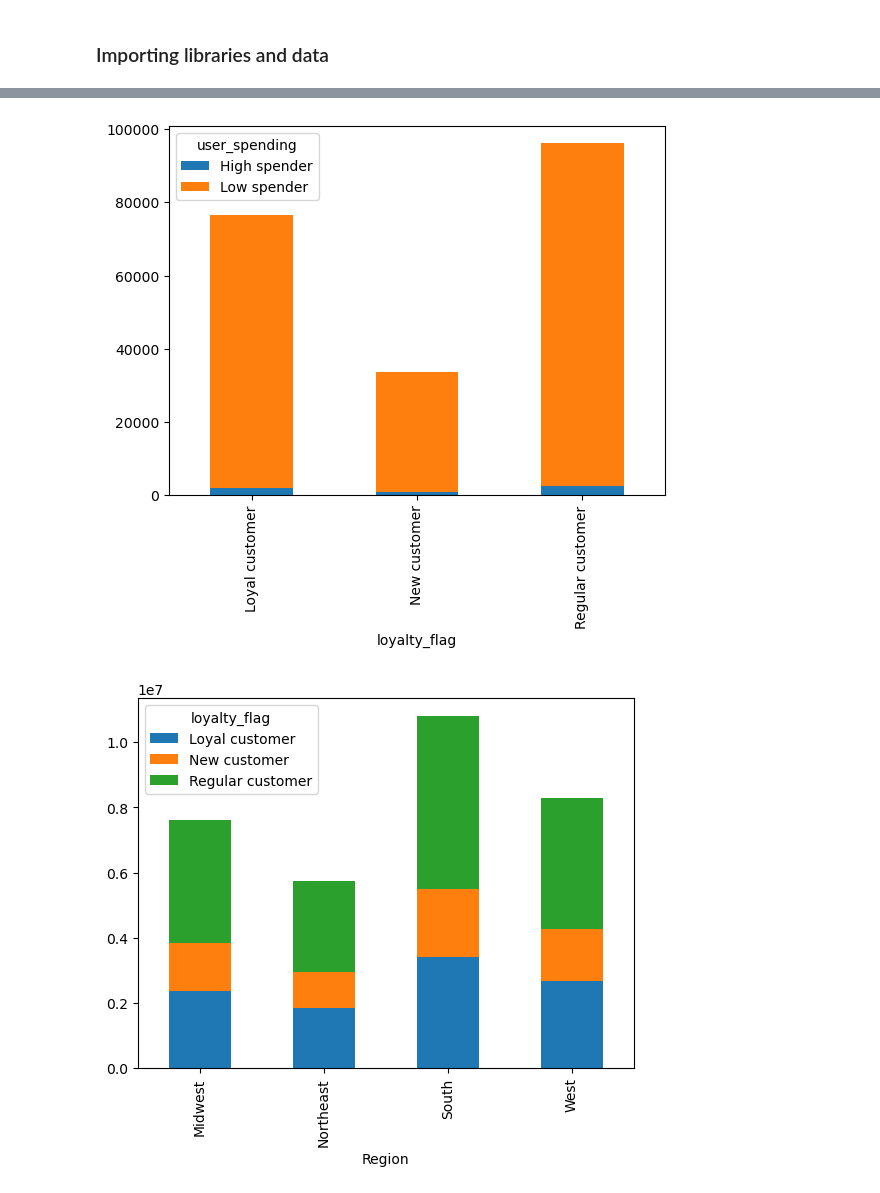
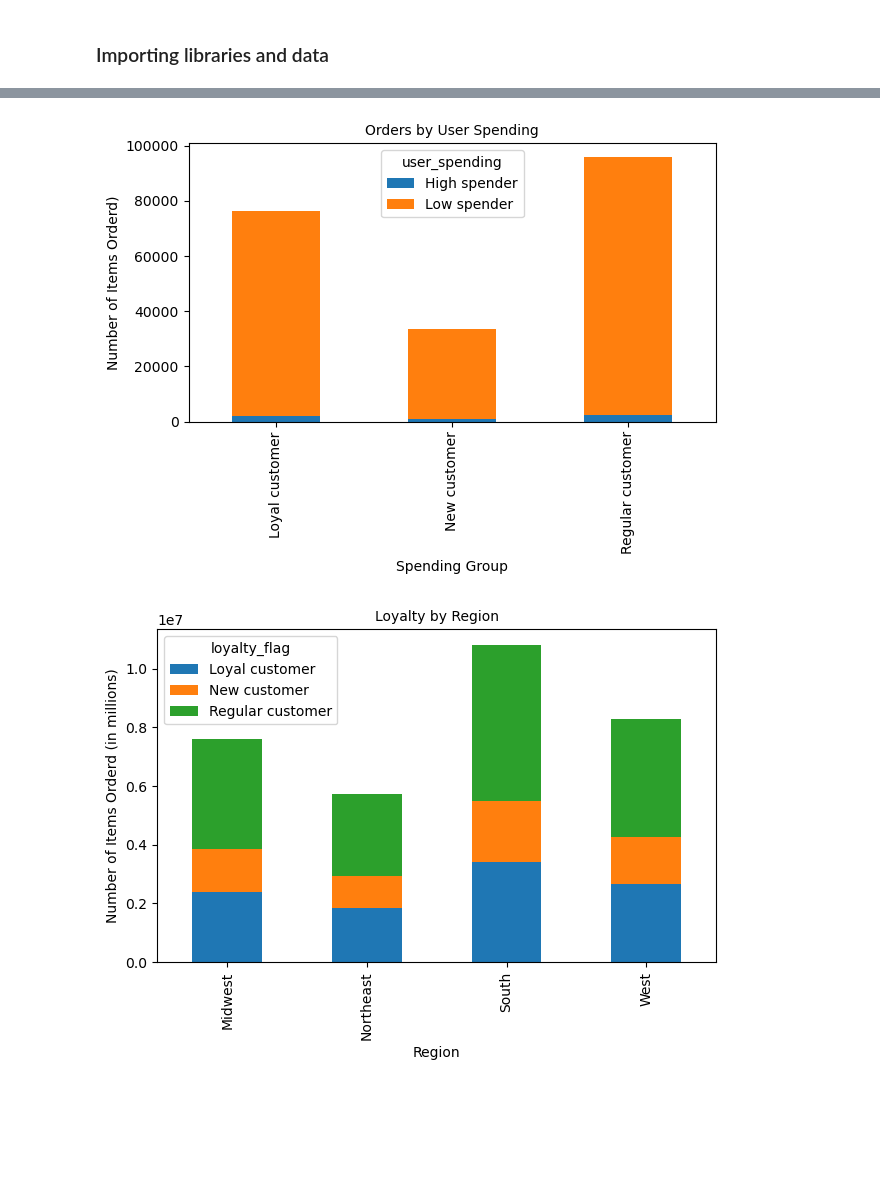
Before and after one commit to JennyferVik/IC-Analysis, a Jupyter notebook: Scripts/4.10 Additional Visualizations.ipynb, the cells around one changed output, grey strips where cells are left out. Cells and saved outputs as stored; diff of their text form; code cells hidden in the pictures; blank space fills up the shorter version.

```diff
--- a/Scripts/4.10 Additional Visualizations.ipynb
+++ b/Scripts/4.10 Additional Visualizations.ipynb
@@ -40,8 +62,13 @@ bar_loyatly_frequency.figure.savefig(os.path.join(path, 'Analysis', 'Visualizati
 loyalty_spend_counts = ic_data.groupby(['loyalty_flag','user_spending']).size().unstack(fill_value=0)
 # %%
 bar_loyal_spend = loyalty_spend_counts.plot.bar(stacked=True)
+plt.xlabel('Spending Group', fontsize = 10,)
+plt.ylabel('Number of Items Orderd)', fontsize = 10)
+plt.title('Orders by User Spending', fontsize = 10)
+plt.tight_layout()
+plt.show()
 # %% [output]
-[figure, old version]
+[figure, new version]
 # %%
 # export bar
 bar_loyal_spend.figure.savefig(os.path.join(path, 'Analysis', 'Visualizations', 'bar_loyal_spend.png'))
@@ -50,8 +77,13 @@ bar_loyal_spend.figure.savefig(os.path.join(path, 'Analysis', 'Visualizations',
 region_loyal_counts = ic_data.groupby(['Region','loyalty_flag']).size().unstack(fill_value=0)
 # %%
 bar_region_loyal = region_loyal_counts.plot.bar(stacked=True)
+plt.xlabel('Region', fontsize = 10,)
+plt.ylabel('Number of Items Orderd (in millions)', fontsize = 10)
+plt.title('Loyalty by Region', fontsize = 10)
+plt.tight_layout()
+plt.show()
 # %% [output]
-[figure, old version]
+[figure, new version]
 # %%
 # exporting
 bar_region_loyal.figure.savefig(os.path.join(path, 'Analysis', 'Visualizations', 'bar_region_loyal.png'))
```
Also changed, not shown: parts of 4 cells of this notebook.
